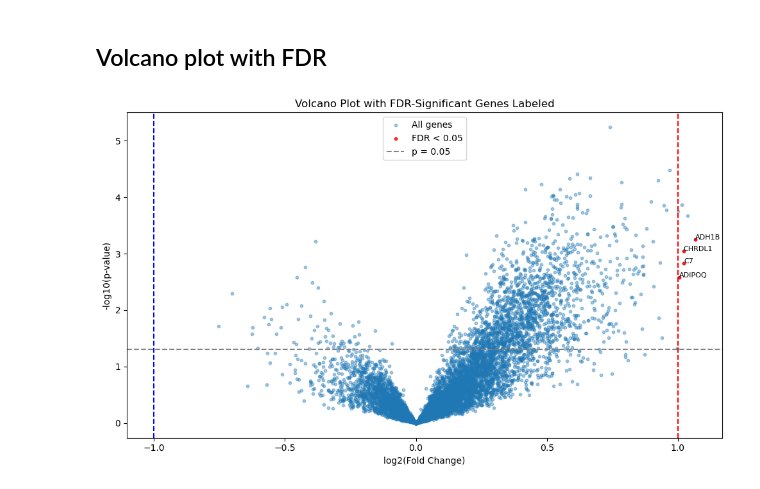
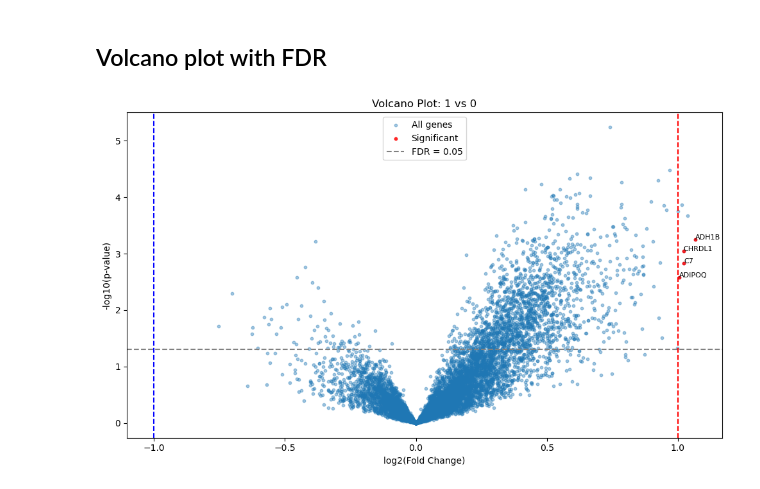
Before and after one commit to atanugiri/gastric-cancer, a Jupyter notebook: 01_Data_Analysis.ipynb, the cells around one changed output. Saved outputs shown, nothing was run; the diff lists cells and outputs as text; code cells hidden in the pictures.

```diff
--- a/01_Data_Analysis.ipynb
+++ b/01_Data_Analysis.ipynb
@@ -625,39 +467,14 @@ significant_fdr = volcano_df[
-# %%
-import matplotlib.pyplot as plt
-
-plt.figure(figsize=(10, 6))
-
-# All genes
-plt.scatter(volcano_df["log2FC"], -np.log10(volcano_df["pval"]), s=10, alpha=0.4, label='All genes')
-
-# FDR-significant genes
-plt.scatter(significant_fdr["log2FC"], -np.log10(significant_fdr["pval"]),
-            color='red', s=10, alpha=0.8, label='FDR < 0.05')
-
-# Label genes
-for _, row in significant_fdr.iterrows():
-    plt.text(
-        row["log2FC"],
-        -np.log10(row["pval"]),
-        row["Gene"],
-        fontsize=8,
-        ha='right' if row["log2FC"] < 0 else 'left'
-    )
-
-# Threshold lines
-plt.axhline(-np.log10(0.05), linestyle='--', color='gray', label='p = 0.05')
-plt.axvline(1, linestyle='--', color='red')
-plt.axvline(-1, linestyle='--', color='blue')
-
-plt.xlabel("log2(Fold Change)")
-plt.ylabel("-log10(p-value)")
-plt.title("Volcano Plot with FDR-Significant Genes Labeled")
-plt.legend()
-plt.tight_layout()
-
-# Save the plot
-plt.savefig("volcano_plot_fdr_labeled.png", dpi=300, bbox_inches="tight")
-plt.savefig("volcano_plot_fdr_labeled.pdf", bbox_inches="tight")
-plt.show()
-# %% [output]
-[figure, removed]
+# %%
+from plot_volcano_with_fdr import plot_volcano_with_fdr
+
+# Alive vs Deceased, FDR correction
+volcano_df = plot_volcano_with_fdr(
+    expression_df,
+    clinical_df,
+    label_col="Overall Survival Status",
+    group1_label=0,
+    group2_label=1,
+    use_fdr=True,
+)
+# %% [output]
+[figure, added]
```
Also changed, not shown: parts of 18 cells of this notebook.
